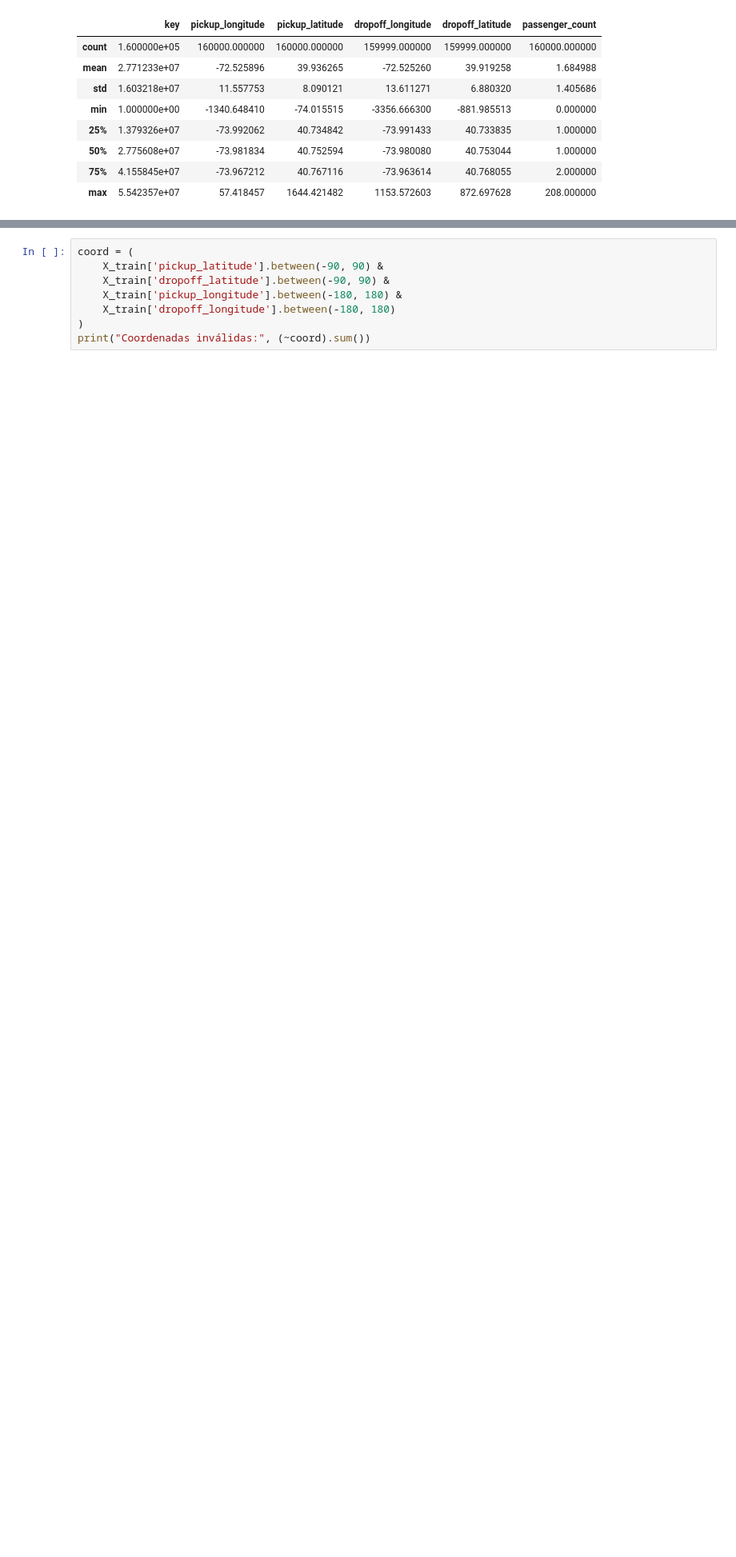
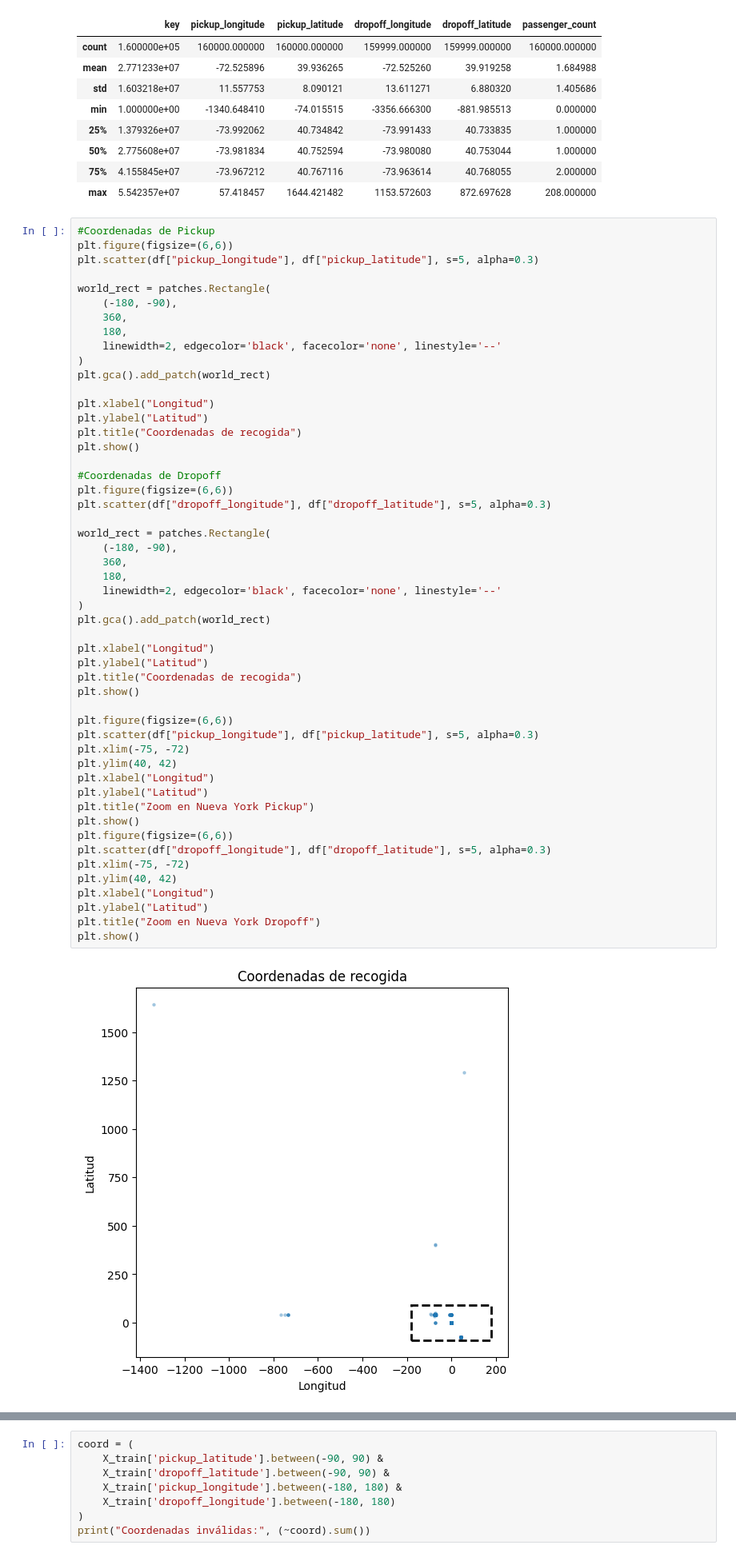
Before and after one commit to Flormezzano/TP-Regresion-AA1-2025C2-Mezzano-P-rez-Tapia, a Jupyter notebook: TP-Regresion-AA1-2025C2-Mezzano-Pérez-Tapia.ipynb, the cells around one changed output, grey strips where cells are left out. Shown: that part at 80% size. Saved outputs shown, nothing was run; the diff lists cells and outputs as text; blank space fills up the shorter version.

Commit message:
Graficos de Coordenadas

```diff
--- a/TP-Regresion-AA1-2025C2-Mezzano-Pérez-Tapia.ipynb
+++ b/TP-Regresion-AA1-2025C2-Mezzano-Pérez-Tapia.ipynb
@@ -96,3 +96,56 @@ X_train.describe()
 | 50% | 2.775608e+07 | -73.981834 | 40.752594 | -73.980080 | 40.753044 | 1.000000 |
 | 75% | 4.155845e+07 | -73.967212 | 40.767116 | -73.963614 | 40.768055 | 2.000000 |
 | max | 5.542357e+07 | 57.418457 | 1644.421482 | 1153.572603 | 872.697628 | 208.000000 |
+# %%
+#Coordenadas de Pickup
+plt.figure(figsize=(6,6))
+plt.scatter(df["pickup_longitude"], df["pickup_latitude"], s=5, alpha=0.3)
+
+world_rect = patches.Rectangle(
+    (-180, -90),
+    360,
+    180,
+    linewidth=2, edgecolor='black', facecolor='none', linestyle='--'
+)
+plt.gca().add_patch(world_rect)
+
+plt.xlabel("Longitud")
+plt.ylabel("Latitud")
+plt.title("Coordenadas de recogida")
+plt.show()
+
+#Coordenadas de Dropoff
+plt.figure(figsize=(6,6))
+plt.scatter(df["dropoff_longitude"], df["dropoff_latitude"], s=5, alpha=0.3)
+
+world_rect = patches.Rectangle(
+    (-180, -90),
+    360,
+    180,
+    linewidth=2, edgecolor='black', facecolor='none', linestyle='--'
+)
+plt.gca().add_patch(world_rect)
+
+plt.xlabel("Longitud")
+plt.ylabel("Latitud")
+plt.title("Coordenadas de recogida")
+plt.show()
+
+plt.figure(figsize=(6,6))
+plt.scatter(df["pickup_longitude"], df["pickup_latitude"], s=5, alpha=0.3)
+plt.xlim(-75, -72)
+plt.ylim(40, 42)
+plt.xlabel("Longitud")
+plt.ylabel("Latitud")
+plt.title("Zoom en Nueva York Pickup")
+plt.show()
+plt.figure(figsize=(6,6))
+plt.scatter(df["dropoff_longitude"], df["dropoff_latitude"], s=5, alpha=0.3)
+plt.xlim(-75, -72)
+plt.ylim(40, 42)
+plt.xlabel("Longitud")
+plt.ylabel("Latitud")
+plt.title("Zoom en Nueva York Dropoff")
+plt.show()
+# %% [output]
+[figure, added]
```
Also changed, not shown: parts of 5 cells of this notebook.
